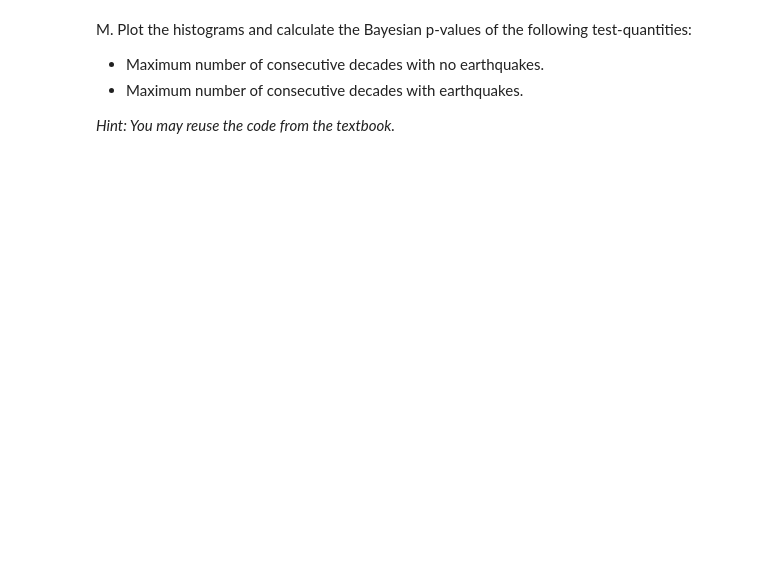
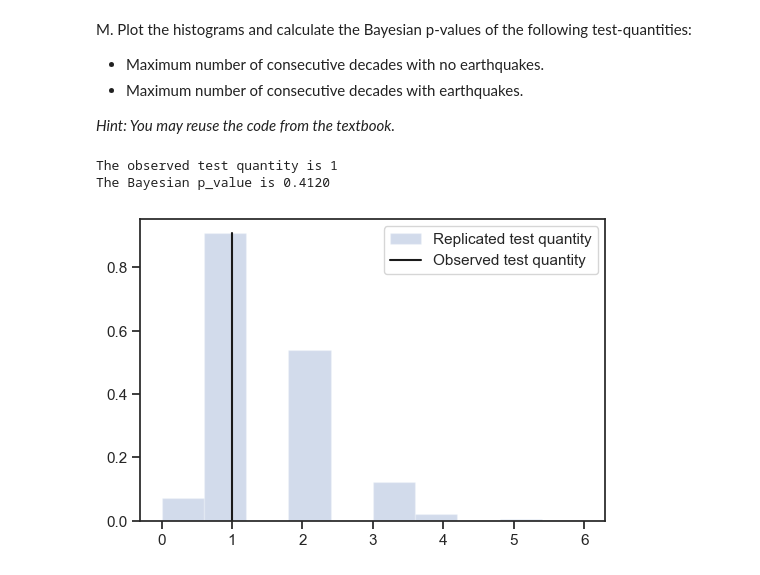
Before and after one commit to flavio-nardi/data-analytics-se, a Jupyter notebook: lecturebook/homework/homework-03.ipynb, the cells around one changed output. Saved outputs shown, nothing was run; the diff lists cells and outputs as text; code cells hidden in the pictures; blank space fills up the shorter version.

```diff
--- a/lecturebook/homework/homework-03.ipynb
+++ b/lecturebook/homework/homework-03.ipynb
@@ -916,47 +907,21 @@ def do_diagnostics(post_rv, data, test_func, n_rep=1000):
 # %%
 # Here is the first test function for you
 def T_eq_max_neq(x):
     """Return the maximum number of consecutive decades
     with no earthquakes."""
     count = 0
     result = 0
     for i in range(x.shape[0]):
         if x[i] != 0:
             count = 0
         else:
             count += 1
             result = max(result, count)
     return result
 
-# Consult the textbook (Lecture 12) to figure out
-# how to use do_diagnostics().
-# def T_consecutive_zero_eq(x):
-#     """Return the maximum number of consecutive zero earthquake decades."""
-#     consecutive_zero_eq_decade = 0
-#     max_consecutive_zero_eq_decades = 0
-#     for i in range(1, x.shape[0]):
-#         if x[i] == 0 and x[i-1] == 0:
-#             consecutive_zero_eq_decade += 1
-#         else:
-#             consecutive_zero_eq_decade = 0
-#         if consecutive_zero_eq_decade > max_consecutive_zero_eq_decades:
-#             max_consecutive_zero_eq_decades = consecutive_zero_eq_decade
-
-#     return max_consecutive_zero_eq_decades
-
-
-res = perform_diagnostics(
-    lambda_post,
-    eq_data,
-    T_eq_max_neq
-)
-
-
-T_h_obs = res["T_obs"]
-p_val = res["p_val"]
-
-print(f'The observed test quantity is {T_h_obs}')
-print(f'The Bayesian p_value is {p_val:.4f}')
-
 do_diagnostics(lambda_post, eq_data, T_eq_max_neq, n_rep=1000)
+# %% [output]
+The observed test quantity is 1
+The Bayesian p_value is 0.4120
+[figure, added]
 # %%
```
Also changed, not shown: parts of 18 cells of this notebook.
